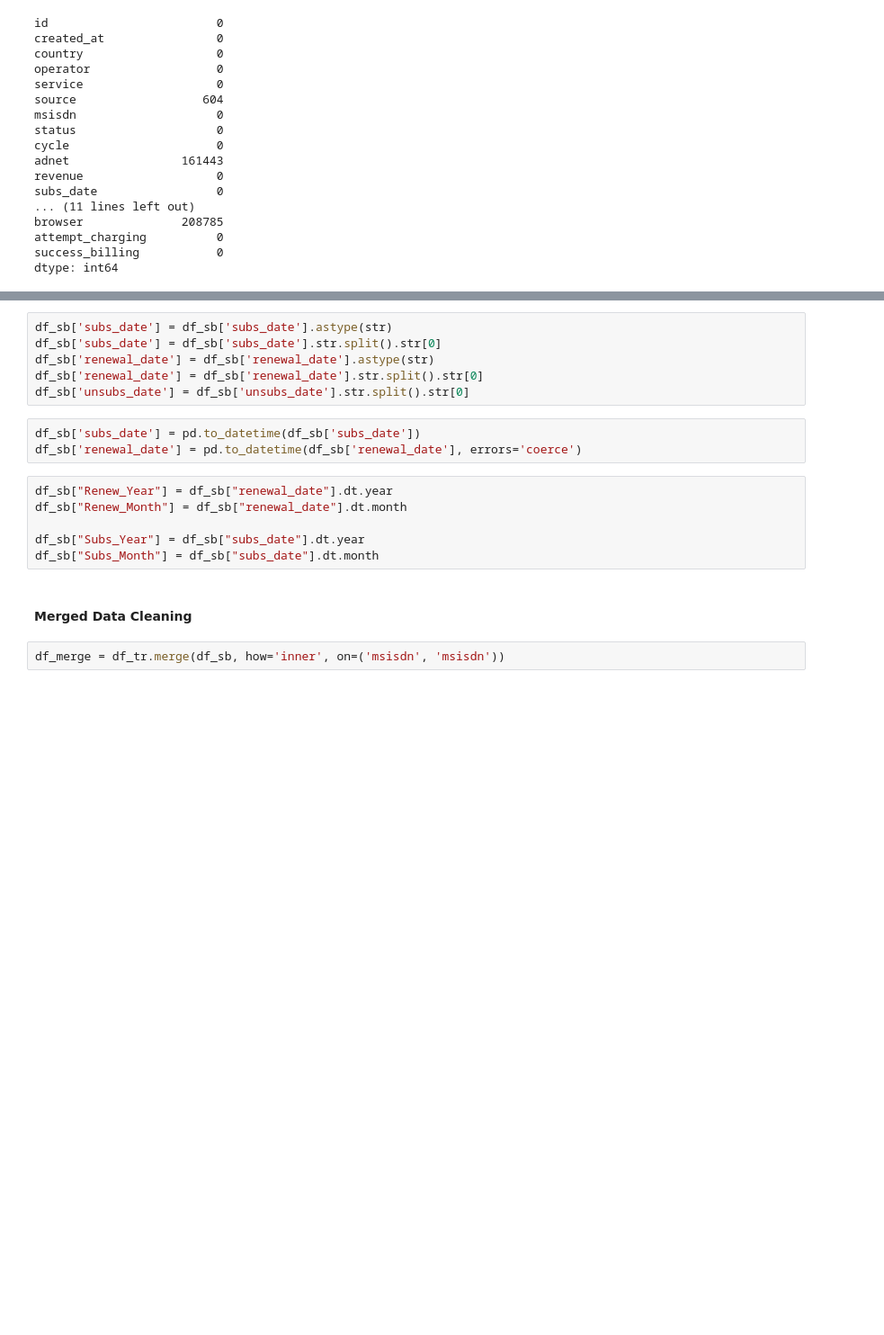
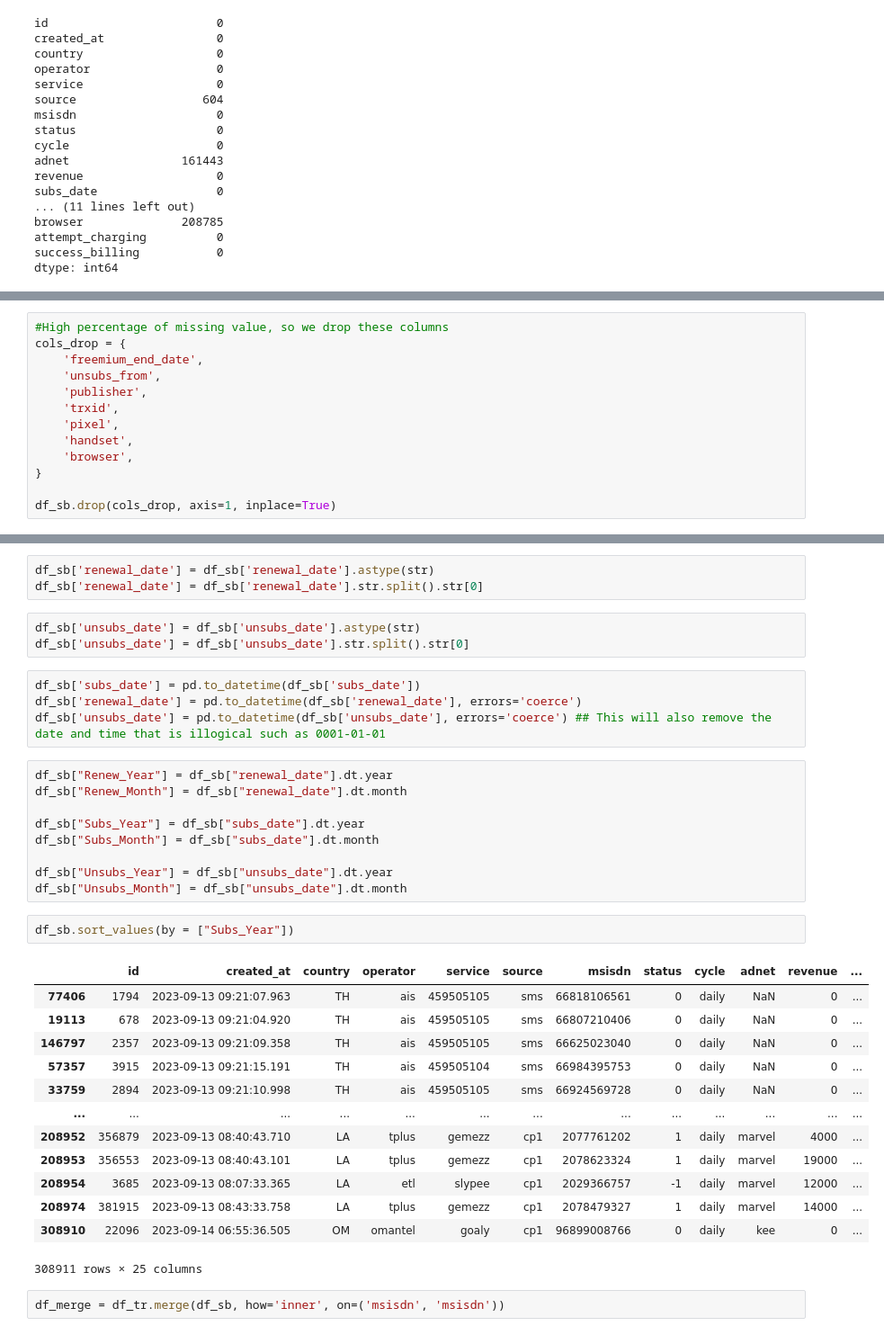
Before and after one commit to TaigahG/FODS-FinalProject, a Jupyter notebook: models.ipynb, the cells around one changed output, grey strips where cells are left out. Shown at 90% size. Drawn from its saved outputs; the diff is of its cells as text; blank space fills up the shorter version.

```diff
--- a/models.ipynb
+++ b/models.ipynb
@@ -158,0 +401,13 @@ df_sb
+# %%
+#High percentage of missing value, so we drop these columns
+cols_drop = {
+    'freemium_end_date',
+    'unsubs_from',
+    'publisher',
+    'trxid',
+    'pixel',
+    'handset',
+    'browser',
+}
+
+df_sb.drop(cols_drop, axis=1, inplace=True)
@@ -159,20 +418,38 @@ df_sb
 # %%
-df_sb['subs_date'] = df_sb['subs_date'].astype(str)
-df_sb['subs_date'] = df_sb['subs_date'].str.split().str[0]
 df_sb['renewal_date'] = df_sb['renewal_date'].astype(str)
 df_sb['renewal_date'] = df_sb['renewal_date'].str.split().str[0]
-df_sb['unsubs_date'] = df_sb['unsubs_date'].str.split().str[0]
+# %%
+df_sb['unsubs_date'] = df_sb['unsubs_date'].astype(str)
+df_sb['unsubs_date'] = df_sb['unsubs_date'].str.split().str[0]
 # %%
 df_sb['subs_date'] = pd.to_datetime(df_sb['subs_date'])
 df_sb['renewal_date'] = pd.to_datetime(df_sb['renewal_date'], errors='coerce')
+df_sb['unsubs_date'] = pd.to_datetime(df_sb['unsubs_date'], errors='coerce') ## This will also remove the date and time that is illogical such as 0001-01-01
 # %%
 df_sb["Renew_Year"] = df_sb["renewal_date"].dt.year
 df_sb["Renew_Month"] = df_sb["renewal_date"].dt.month
 
 df_sb["Subs_Year"] = df_sb["subs_date"].dt.year
 df_sb["Subs_Month"] = df_sb["subs_date"].dt.month
+
+df_sb["Unsubs_Year"] = df_sb["unsubs_date"].dt.year
+df_sb["Unsubs_Month"] = df_sb["unsubs_date"].dt.month
-# %% [markdown]
-#### Merged Data Cleaning
+# %%
+df_sb.sort_values(by = ["Subs_Year"])
+# %% [output]
+|  | id | created_at | country | operator | service | source | msisdn | status | cycle | adnet | revenue | ... |
+| 77406 | 1794 | 2023-09-13 09:21:07.963 | TH | ais | 459505105 | sms | 66818106561 | 0 | daily | NaN | 0 | ... |
+| 19113 | 678 | 2023-09-13 09:21:04.920 | TH | ais | 459505105 | sms | 66807210406 | 0 | daily | NaN | 0 | ... |
+| 146797 | 2357 | 2023-09-13 09:21:09.358 | TH | ais | 459505105 | sms | 66625023040 | 0 | daily | NaN | 0 | ... |
+| 57357 | 3915 | 2023-09-13 09:21:15.191 | TH | ais | 459505104 | sms | 66984395753 | 0 | daily | NaN | 0 | ... |
+| 33759 | 2894 | 2023-09-13 09:21:10.998 | TH | ais | 459505105 | sms | 66924569728 | 0 | daily | NaN | 0 | ... |
+| ... | ... | ... | ... | ... | ... | ... | ... | ... | ... | ... | ... | ... |
+| 208952 | 356879 | 2023-09-13 08:40:43.710 | LA | tplus | gemezz | cp1 | 2077761202 | 1 | daily | marvel | 4000 | ... |
+| 208953 | 356553 | 2023-09-13 08:40:43.101 | LA | tplus | gemezz | cp1 | 2078623324 | 1 | daily | marvel | 19000 | ... |
+| 208954 | 3685 | 2023-09-13 08:07:33.365 | LA | etl | slypee | cp1 | 2029366757 | -1 | daily | marvel | 12000 | ... |
+| 208974 | 381915 | 2023-09-13 08:43:33.758 | LA | tplus | gemezz | cp1 | 2078479327 | 1 | daily | marvel | 14000 | ... |
+| 308910 | 22096 | 2023-09-14 06:55:36.505 | OM | omantel | goaly | cp1 | 96899008766 | 0 | daily | kee | 0 | ... |
+308911 rows × 25 columns
 # %%
 df_merge = df_tr.merge(df_sb, how='inner', on=('msisdn', 'msisdn'))
 # %%
```
Also changed, not shown: parts of 62 cells of this notebook.
